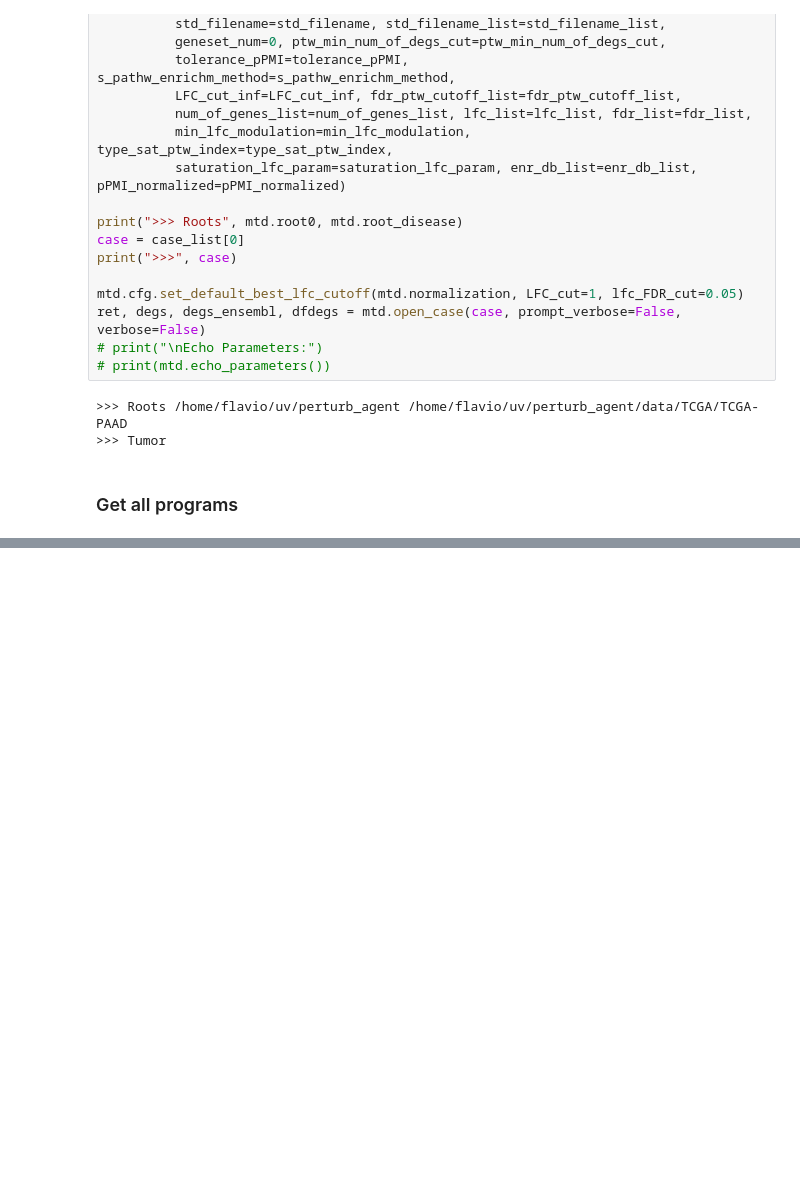
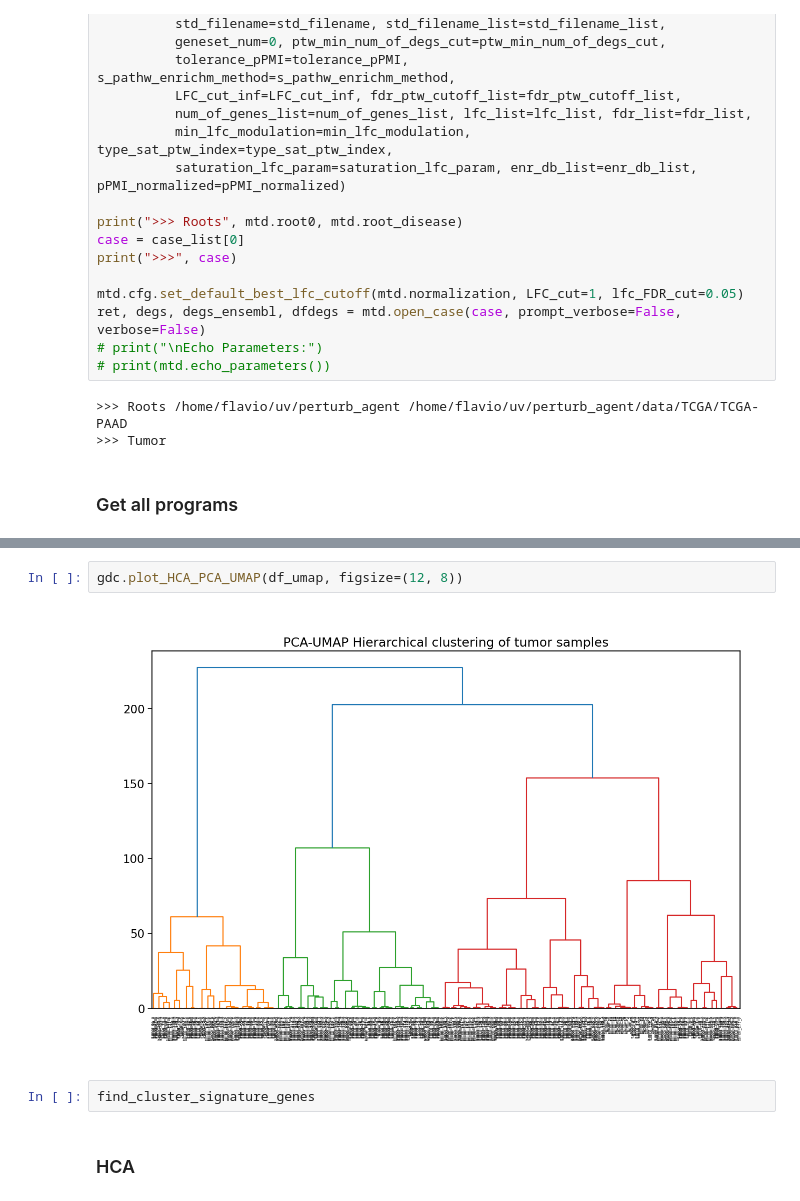
Before and after one commit to flalix/perturb_agent, a Jupyter notebook: notebooks/mtp_TCGA_53_PSI_all_PAADs_Expression.ipynb, the cells around one changed output, grey strips where cells are left out. Saved outputs shown, nothing was run; the diff lists cells and outputs as text; blank space fills up the shorter version.

```diff
--- a/notebooks/mtp_TCGA_53_PSI_all_PAADs_Expression.ipynb
+++ b/notebooks/mtp_TCGA_53_PSI_all_PAADs_Expression.ipynb
@@ -252,0 +661,8 @@ for key, df in dic_tumor.items():
+# %%
+gdc.plot_HCA_PCA_UMAP(df_umap, figsize=(12, 8))
+# %% [output]
+[figure, added]
+# %%
+find_cluster_signature_genes
+# %% [markdown]
+### HCA
```
Also changed, not shown: parts of 38 cells of this notebook, 2 other files.
